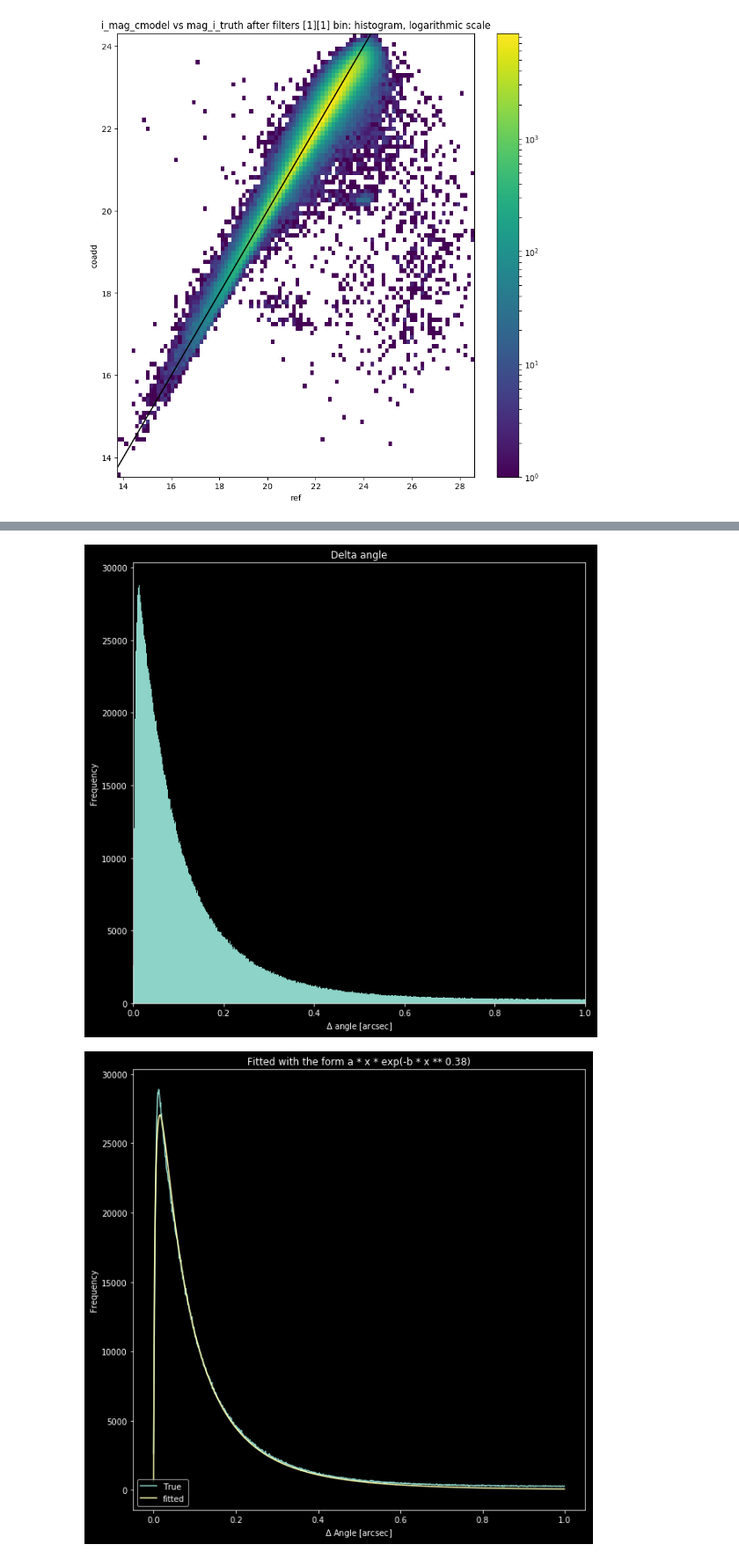
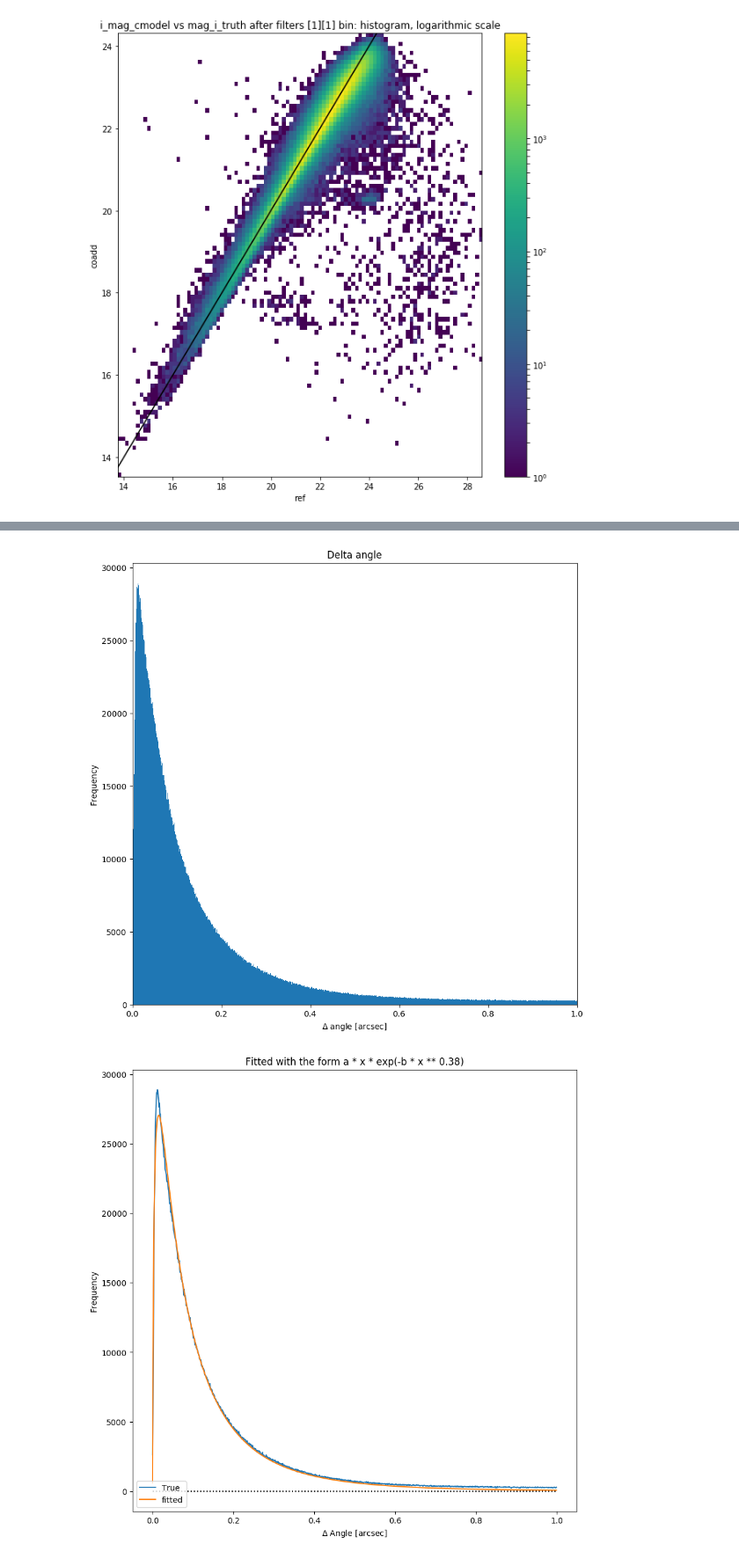
Before and after one commit to LSSTDESC/DC2-production, a Jupyter notebook: Notebooks/FoFPlotResults.ipynb, the cells around one changed output, grey strips where cells are left out. Shown: that part at 88% size. Cells and saved outputs as stored; diff of their text form; code cells hidden in the pictures.

```diff
--- a/Notebooks/FoFPlotResults.ipynb
+++ b/Notebooks/FoFPlotResults.ipynb
@@ -162,6 +174,7 @@ results = FoFCatalogMatching.match(
     linking_lengths=1.0,
     catalog_len_getter=lambda x: len(x['ra']))
 # %%
+#Creating results histogram
 ref_mask = results['catalog_key'] == 'ref'
 coadd_mask = ~ref_mask
 n_groups = results['group_id'].max() + 1
@@ -169,25 +182,3 @@ n_ref = np.bincount(results['group_id'][ref_mask], minlength=n_groups)
 n_coadd = np.bincount(results['group_id'][coadd_mask], minlength=n_groups)
 n_max = max(n_ref.max(), n_coadd.max()) + 1
 hist_2d = np.bincount(n_coadd * n_max + n_ref, minlength=n_max*n_max).reshape(n_max, n_max)
-
-"""n_max = 5
-hist2d = np.zeros((n_max, n_max))
-ref_idx = defaultdict(list)
-coadd_idx = defaultdict(list)
-
-for group in results.groups:
-    ref_mask = group['catalog_key'] == 'ref'
-    coadd_mask = group['catalog_key'] == 'coadd'
-
-    n_ref = np.count_nonzero(ref_mask)
-    n_coadd = np.count_nonzero(coadd_mask)
-    if n_ref < n_max and n_coadd < n_max:
-        hist2d[n_ref, n_coadd] += 1
-
-    key = (n_ref, n_coadd)
-    ref_idx[key].append(group['row_index'][ref_mask].data)
-    coadd_idx[key].append(group['row_index'][coadd_mask].data)
-
-for key in ref_idx:
-    ref_idx[key] = np.concatenate(ref_idx[key])
-    coadd_idx[key] = np.concatenate(coadd_idx[key])"""
@@ -457,27 +429,26 @@ plt.xlabel(r'$\Delta$ angle [arcsec]')
 plt.ylabel('Frequency')
 plt.savefig('DeltaAngle.png', dpi = 300)
 # %% [output]
-[figure, old version]
+[figure, new version]
 # %%
 plt.figure(figsize = (10, 10))
 plt.plot(edges[:-1], values, label='True')
 x_data = edges[:-1]
 y_data = values
 plt.plot(edges[:-1], values*0., 'k:')
 def fitfunction1(x, a, b):
     y = a * x * np.exp(-b * x ** 0.38)
     return y
 (A, B), _ = curve_fit(fitfunction1, x_data, y_data)
 plt.plot(x_data, fitfunction1(x_data, A, B), label='fitted')
-plt.style.use("dark_background")
 plt.title('Fitted with the form a * x * exp(-b * x ** 0.38)')
 plt.xlabel('$\Delta$ Angle [arcsec]')
 plt.ylabel('Frequency')
 leg = plt.legend()
 leg_lines = leg.get_lines()
 plt.setp(leg_lines, linewidth=4000)
 ax = plt.gca()
 ax.legend(loc='lower left')
 plt.savefig('functionFit2.png', dpi = 300)
 # %% [output]
-[figure, old version]
+[figure, new version]
```
Also changed, not shown: parts of 26 cells of this notebook.
